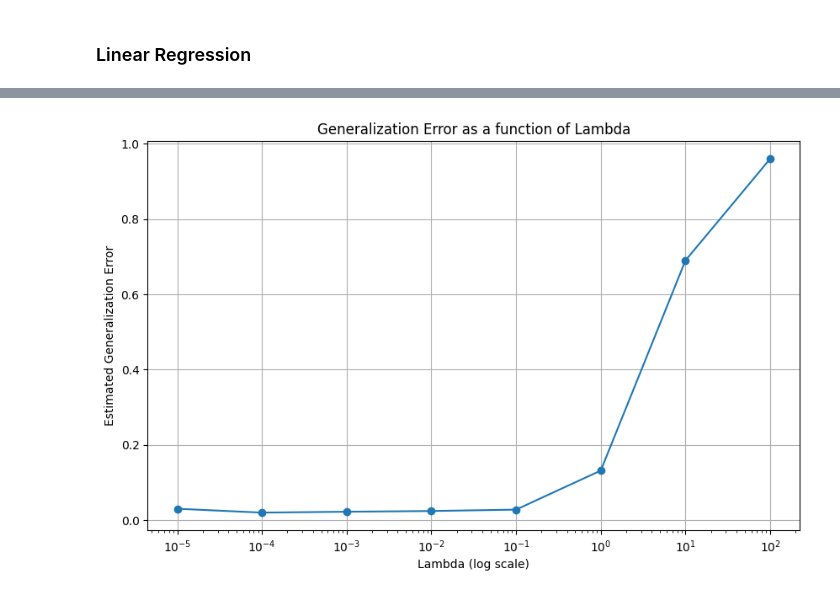
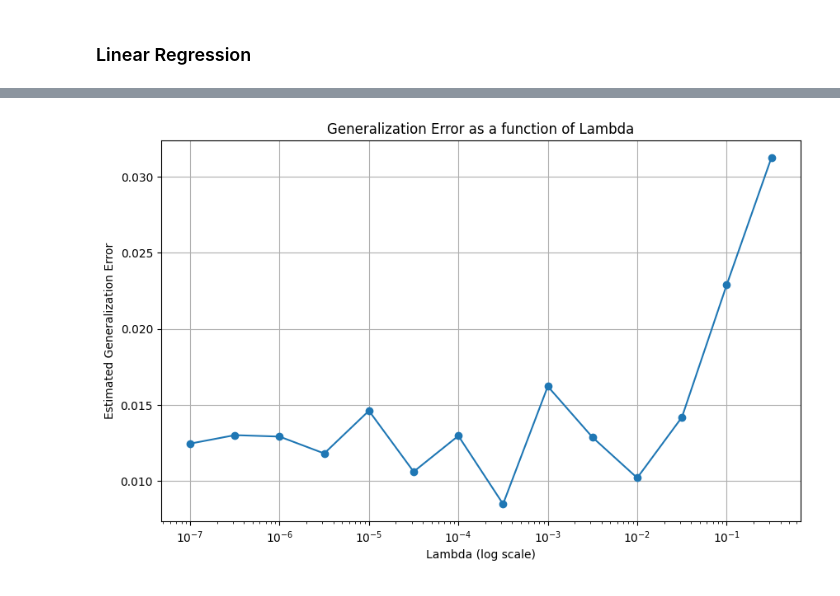
Before and after one commit to vietnhprivat/mldm02450, a Jupyter notebook: src.ipynb, the cells around one changed output, grey strips where cells are left out. Cells and saved outputs as stored; diff of their text form; code cells hidden in the pictures.

```diff
--- a/src.ipynb
+++ b/src.ipynb
@@ -65,7 +65,7 @@ CV = model_selection.KFold(K, shuffle=True)
 # CV = model_selection.KFold(K, shuffle=False)
 np.random.seed(2)
 # Values of lambda
-lambdas = np.power(10.0, range(-5, 9))
+lambdas = np.power(10.0, range(-7, 9))
 
 # Initialize variables
 # T = len(lambdas)
@@ -264,6 +264,9 @@ import torch.optim as optim
 from sklearn.model_selection import KFold
 from sklearn.datasets import make_regression
 from sklearn.preprocessing import StandardScaler
+
+np.random.seed(2)
+torch.manual_seed(2)
 
 # 1. Define the Linear Regression model in PyTorch.
 class LinearRegressionModel(nn.Module):
@@ -275,7 +278,7 @@ class LinearRegressionModel(nn.Module):
         return self.linear(x)
 
 # 2. Generate some synthetic data for regression using scikit-learn
-X, y = make_regression(n_samples=1000, n_features=10, noise=0.1, random_state=2)
+X, y = make_regression(n_samples=1000, n_features=10, noise=0.1)
 scaler = StandardScaler()
 X = scaler.fit_transform(X)
 y = scaler.fit_transform(y.reshape(-1, 1))[:, 0]  # Standardize y and convert back to 1D array
@@ -286,8 +289,8 @@ y_torch = torch.from_numpy(y.astype(np.float32)).view(-1, 1)
 
 # 3. Set up the two-level cross-validation using scikit-learn's KFold for the outer and inner loops.
 K1, K2 = 5, 5  # Number of folds in the outer and inner cross-validation loops respectively
-outer_cv = KFold(n_splits=K1, shuffle=True, random_state=2)
-inner_cv = KFold(n_splits=K2, shuffle=True, random_state=2)
+outer_cv = KFold(n_splits=K1, shuffle=True )
+inner_cv = KFold(n_splits=K2, shuffle=True)
 
 # Assume models is a list of your S different models
 models = []
@@ -297,8 +300,7 @@ test_errors = []
 count = 0
 
 # Define a range of lambda values
-lambdas = np.power(10.0, range(-5, 5)) # Adjust this range based on your specific problem
-
+lambdas = np.power(10.0, np.arange(-7, 0, 0.5))
 # Lists to store the final errors for each lambda
 lambda_errors = []
 
@@ -310,37 +312,65 @@ for lambda_ in lambdas:
 
     # Outer cross-validation loop
     for train_val_idx, test_idx in outer_cv.split(X_torch):
-        X_train_val, X_test = X_torch[train_val_idx], X_torch[test_idx]
-        y_train_val, y_test = y_torch[train_val_idx], y_torch[test_idx]
+        X_train_val_outer, X_test = X_torch[train_val_idx], X_torch[test_idx]
+        y_train_val_outer, y_test = y_torch[train_val_idx], y_torch[test_idx]
 
-        # Define model, criterion and optimizer
-        model = LinearRegressionModel(input_dim=X.shape[1])
-        criterion = nn.MSELoss()
-        optimizer = optim.SGD(model.parameters(), lr=0.01, weight_decay=lambda_)  # Apply L2 regularization
+        # Lists to store the validation errors for each inner fold
+        val_errors = []
+        best_model = None
+        best_val_error = float('inf')
 
-        # Train the model
-        model.train()
+        # Inner cross-validation loop
+        for train_idx, val_idx in inner_cv.split(X_train_val_outer):
+            X_train, X_val = X_train_val_outer[train_idx], X_train_val_outer[val_idx]
+            y_train, y_val = y_train_val_outer[train_idx], y_train_val_outer[val_idx]
+
+            # Define model, criterion and optimizer
+            model = LinearRegressionModel(input_dim=X.shape[1])
+            criterion = nn.MSELoss()
+            optimizer = optim.SGD(model.parameters(), lr=0.01, weight_decay=lambda_)  # Apply L2 regularization
+
+            # Train the model
+            model.train()
+            for epoch in range(100):  # Run for 100 epochs
+                optimizer.zero_grad()
+                outputs = model(X_train)
+                loss = criterion(outputs, y_train)
+                loss.backward()
+                optimizer.step()
+
+            # Evaluate the model on the validation set
+            model.eval()
+            with torch.no_grad():
+                predictions = model(X_val)
+                val_error = criterion(predictions, y_val).item()
+            val_errors.append(val_error)
+
+            # Store the model if it has the lowest validation error so far
+            if val_error < best_val_error:
+                best_val_error = val_error
+                best_model = model
+
+        # Train the best model on the entire training set of the outer fold
+        best_model.train()
         for epoch in range(100):  # Run for 100 epochs
             optimizer.zero_grad()
-            outputs = model(X_train_val)
-            loss = criterion(outputs, y_train_val)
+            outputs = best_model(X_train_val_outer)
+            loss = criterion(outputs, y_train_val_outer)
             loss.backward()
             optimizer.step()
 
         # Evaluate the model on the test set
-        model.eval()
+        best_model.eval()
         with torch.no_grad():
-            predictions = model(X_test)
+            predictions = best_model(X_test)
             test_error = criterion(predictions, y_test).item()
-            # print('lambda', lambda_, 'outer fold', count, test_error)
-            count += 1
         test_errors.append(test_error)
 
     # Compute the mean test error across all outer folds
     mean_test_error = np.mean(test_errors)
     lambda_errors.append(mean_test_error)
     print('lambda', lambda_, 'mean test error', mean_test_error)
-    print(min(lambda_errors))
 
 # Plot the estimated generalization error as a function of lambda
 import matplotlib.pyplot as plt
@@ -376 +400 @@ lambda 10000.0 mean test error nan
-[figure, old version]
+[figure, new version]
```
Also changed, not shown: parts of 4 cells of this notebook.
